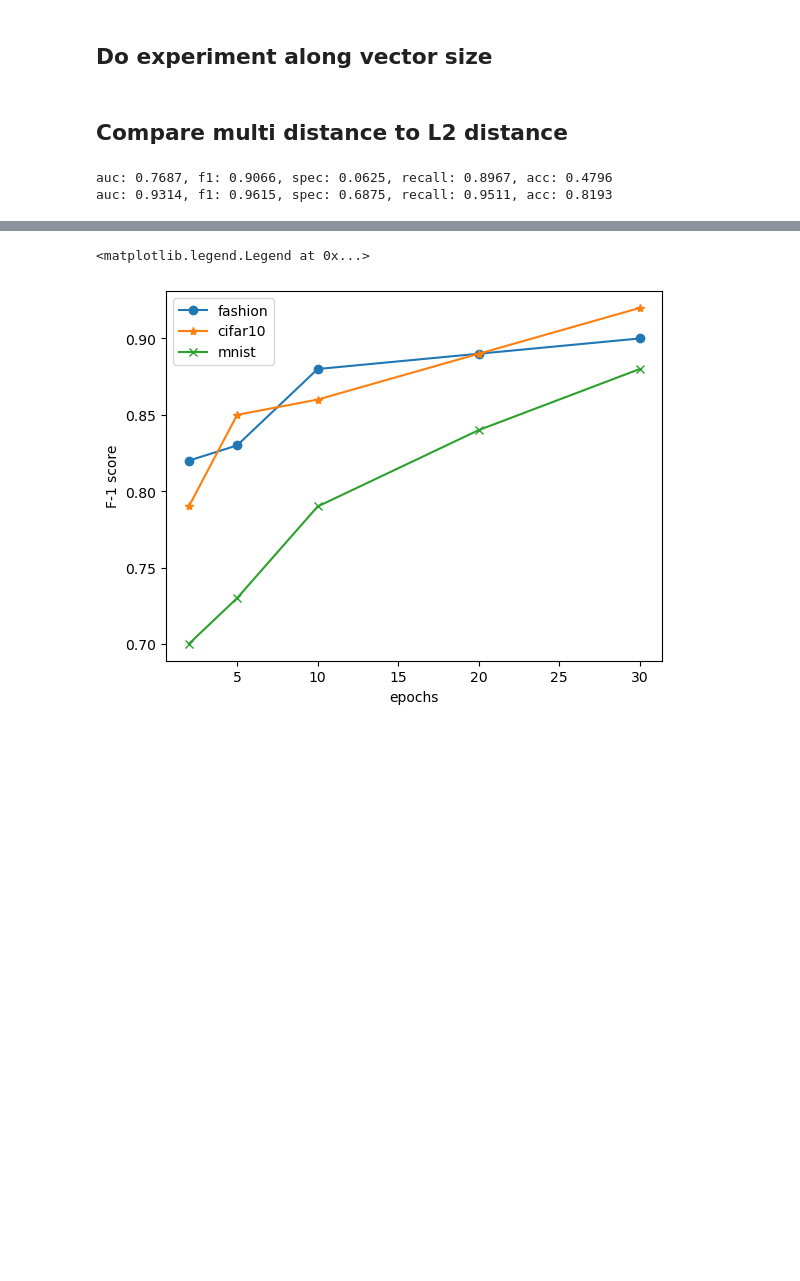
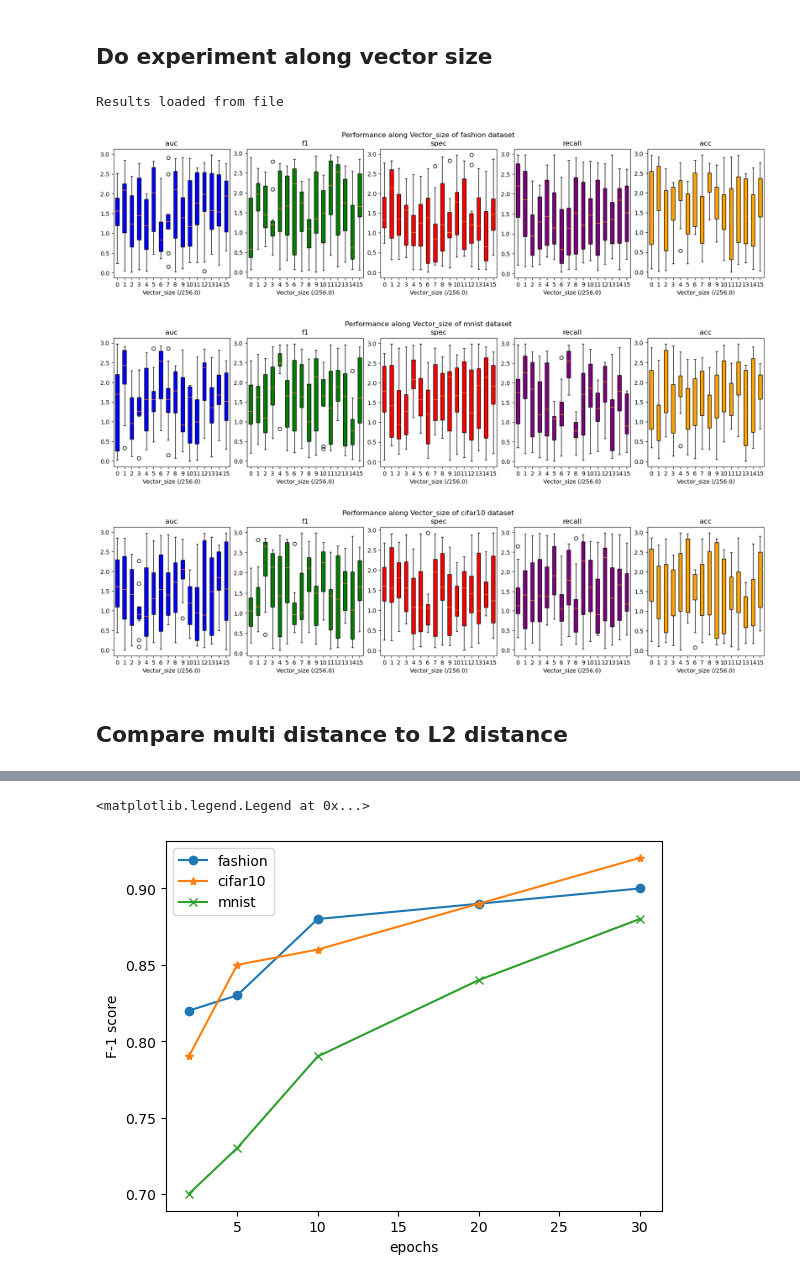
Before and after one commit to SoulMind01/FewShot-demo, a Jupyter notebook: experiment.ipynb, the cells around one changed output, grey strips where cells are left out. Cells and saved outputs as stored; diff of their text form; code cells hidden in the pictures; blank space fills up the shorter version.

```diff
--- a/experiment.ipynb
+++ b/experiment.ipynb
@@ -170,44 +233,20 @@ do_experiment(
 # %%
 vector_size_range = np.arange(256, 4097, 256)
 do_experiment(
     args=args,
     experiment_name='vector_size_experiment',
     feature_name='vector_size',
     feature_range=vector_size_range,
     num_test_data=500,
     class_range=np.arange(0, 10, 1),
     quick_run=False,
-    test_experiment=False
+    test_experiment=True,
+    specify_xticks=np.arange(0, len(vector_size_range), 1),
 )
+# %% [output]
+Results loaded from file
+[figure, added]
+[figure, added]
+[figure, added]
 # %% [markdown]
 ## Compare multi distance to L2 distance
-# %%
-# Compare the F-1 score of multi distance to L2 distance along epochs
-args = init_args()
-args.normal_class = 5
-results_compare = {}
-results_compare['df_multi'], results_compare['auc_multi'], results_compare['f1_multi'], results_compare['spec_multi'], results_compare['recall_multi'], results_compare['acc_multi'] = [], [], [], [], [], []
-results_compare['df_L2'], results_compare['auc_L2'], results_compare['f1_L2'], results_compare['spec_L2'], results_compare['recall_L2'], results_compare['acc_L2'] = [], [], [], [], [], []
-epochs_range = np.arange(4, 5, 1)
-for i, epochs in enumerate(epochs_range):
-    args.epochs = epochs
-    args.distance_method = 'multi'
-    df, auc, f1, spec, recall, acc = train(args, 200)
-    results_compare['df_multi'].append(df)
-    results_compare['auc_multi'].append(auc)
-    results_compare['f1_multi'].append(f1)
-    results_compare['spec_multi'].append(spec)
-    results_compare['recall_multi'].append(recall)
-    results_compare['acc_multi'].append(acc)
-
-    args.distance_method = 'L2'
-    df, auc, f1, spec, recall, acc = train(args, 200)
-    results_compare['df_L2'].append(df)
-    results_compare['auc_L2'].append(auc)
-    results_compare['f1_L2'].append(f1)
-    results_compare['spec_L2'].append(spec)
-    results_compare['recall_L2'].append(recall)
-    results_compare['acc_L2'].append(acc)
-# %% [output]
-auc: 0.7687, f1: 0.9066, spec: 0.0625, recall: 0.8967, acc: 0.4796
-auc: 0.9314, f1: 0.9615, spec: 0.6875, recall: 0.9511, acc: 0.8193
```
Also changed, not shown: parts of 34 cells of this notebook, 9 other files.
